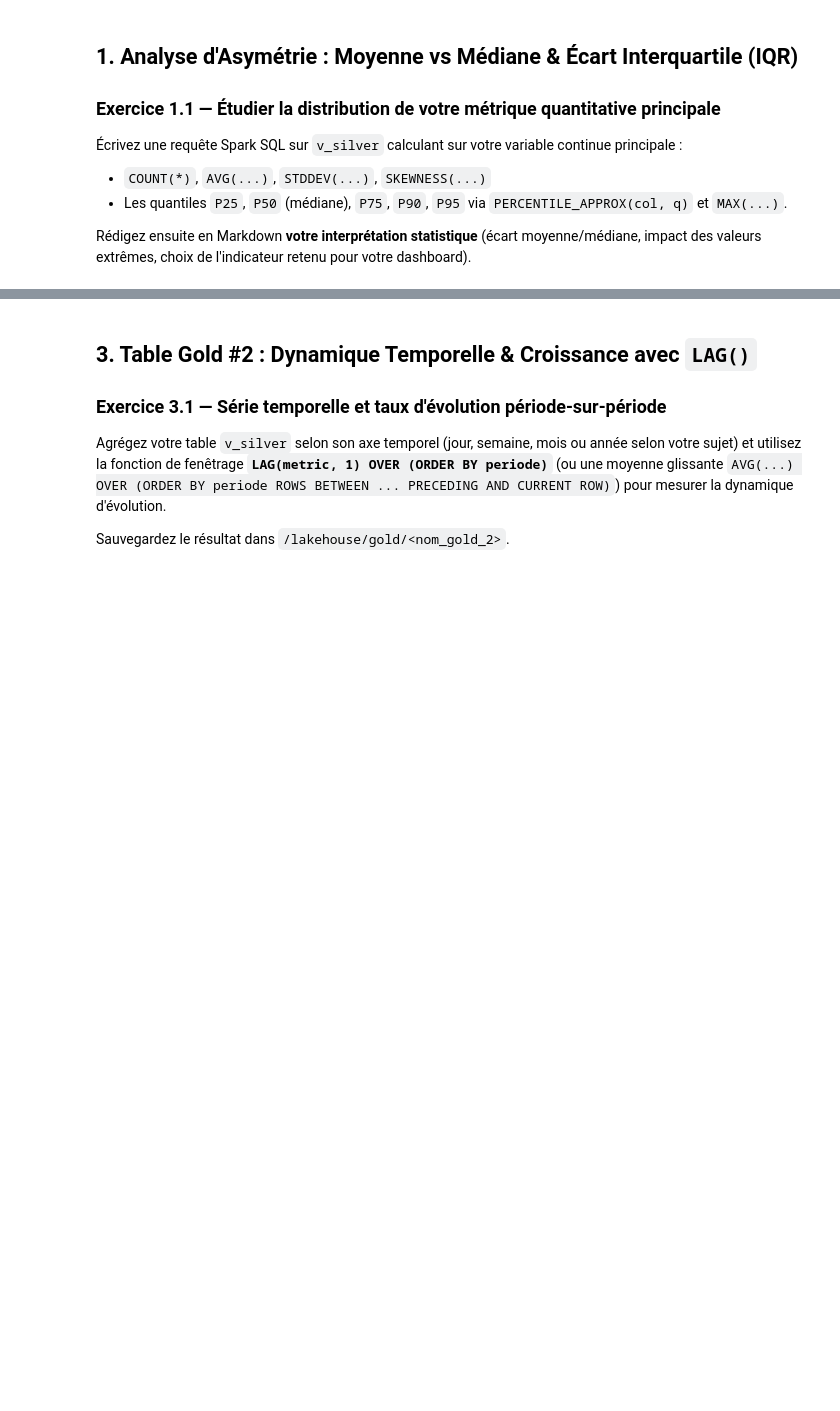
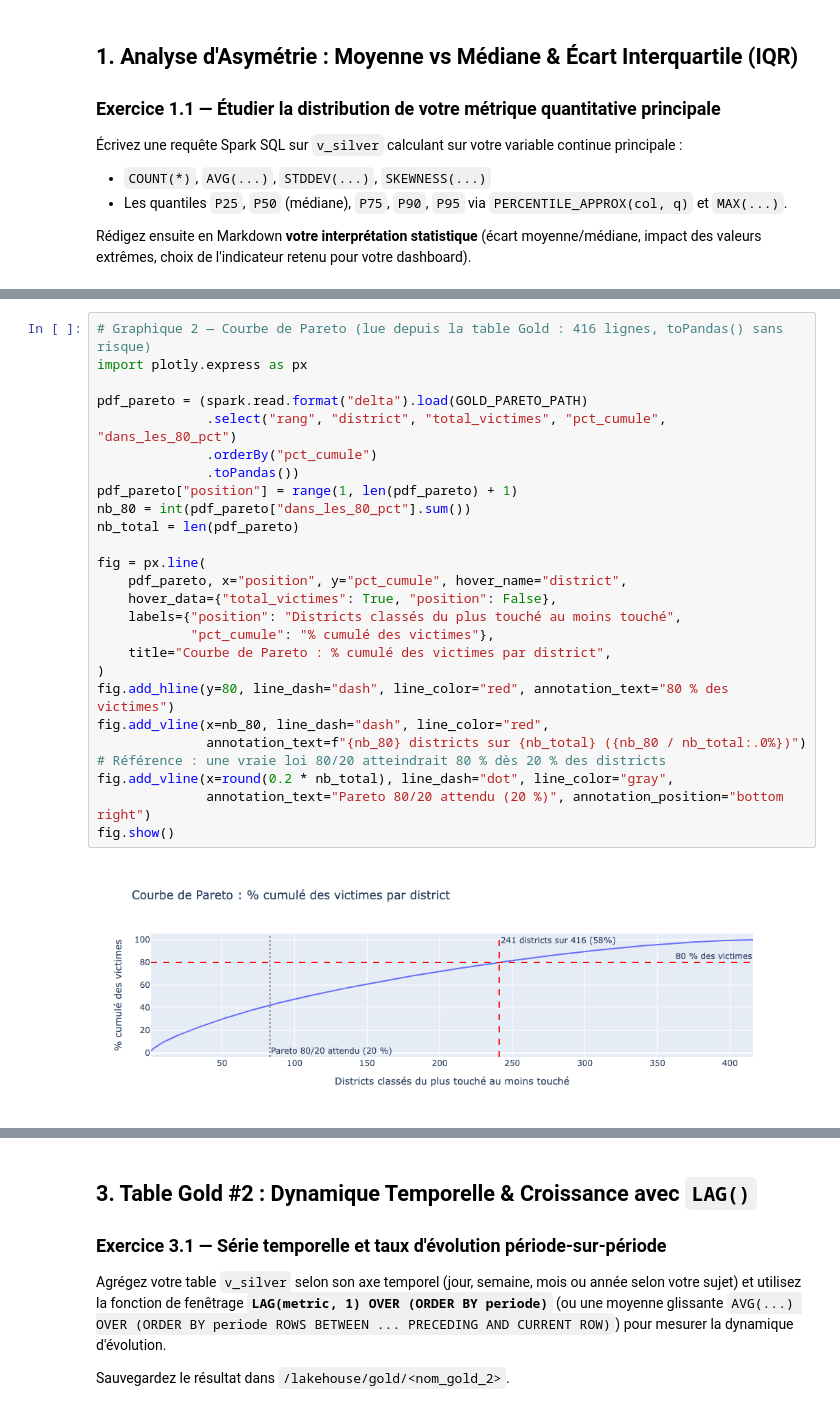
Before and after one commit to akram-dinobot/akram-amokrane-hadoop-kaggle, a Jupyter notebook: notebooks/J3_Analytics_SQL_Gold.ipynb, the cells around one changed output, grey strips where cells are left out. Saved outputs shown, nothing was run; the diff lists cells and outputs as text; blank space fills up the shorter version.

```diff
--- a/notebooks/J3_Analytics_SQL_Gold.ipynb
+++ b/notebooks/J3_Analytics_SQL_Gold.ipynb
@@ -59,0 +240,28 @@ df_gold_1.show(15, truncate=False)
+# %%
+# Graphique 2 — Courbe de Pareto (lue depuis la table Gold : 416 lignes, toPandas() sans risque)
+import plotly.express as px
+
+pdf_pareto = (spark.read.format("delta").load(GOLD_PARETO_PATH)
+              .select("rang", "district", "total_victimes", "pct_cumule", "dans_les_80_pct")
+              .orderBy("pct_cumule")
+              .toPandas())
+pdf_pareto["position"] = range(1, len(pdf_pareto) + 1)
+nb_80 = int(pdf_pareto["dans_les_80_pct"].sum())
+nb_total = len(pdf_pareto)
+
+fig = px.line(
+    pdf_pareto, x="position", y="pct_cumule", hover_name="district",
+    hover_data={"total_victimes": True, "position": False},
+    labels={"position": "Districts classés du plus touché au moins touché",
+            "pct_cumule": "% cumulé des victimes"},
+    title="Courbe de Pareto : % cumulé des victimes par district",
+)
+fig.add_hline(y=80, line_dash="dash", line_color="red", annotation_text="80 % des victimes")
+fig.add_vline(x=nb_80, line_dash="dash", line_color="red",
+              annotation_text=f"{nb_80} districts sur {nb_total} ({nb_80 / nb_total:.0%})")
+# Référence : une vraie loi 80/20 atteindrait 80 % dès 20 % des districts
+fig.add_vline(x=round(0.2 * nb_total), line_dash="dot", line_color="gray",
+              annotation_text="Pareto 80/20 attendu (20 %)", annotation_position="bottom right")
+fig.show()
+# %% [output]
+[figure, added]
```
Also changed, not shown: parts of 15 cells of this notebook, 1 other file.
